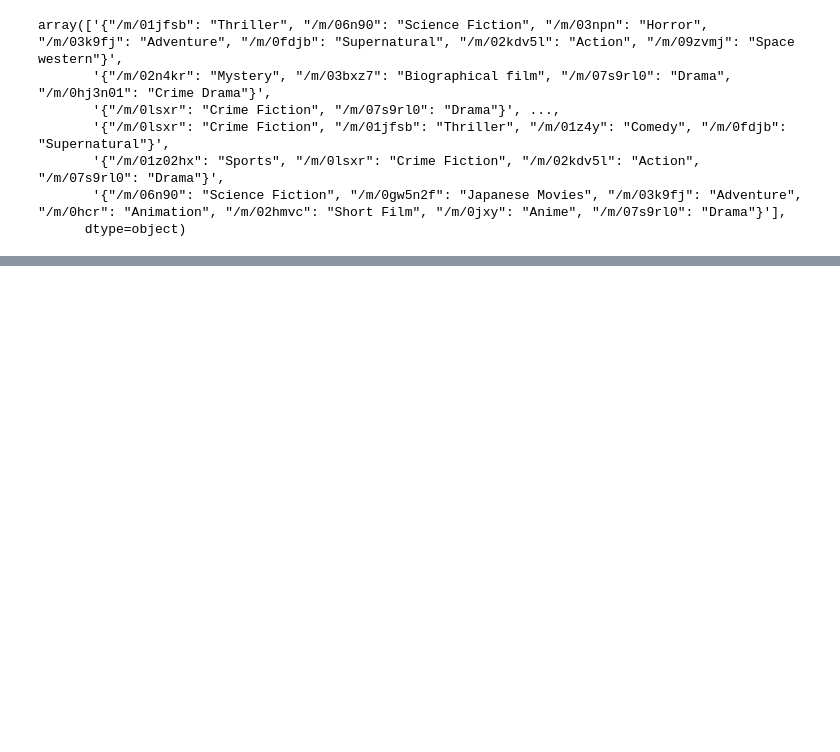
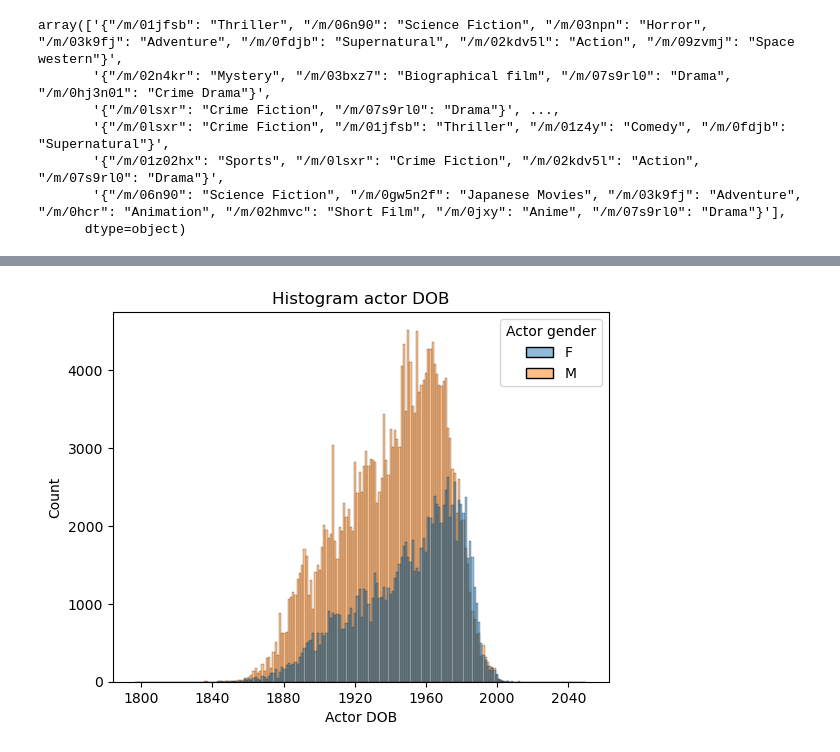
Before and after one commit to epfl-ada/ada-2023-project-lovelace, a Jupyter notebook: Code/first_analysis_jennifer.ipynb, the cells around one changed output, grey strips where cells are left out. Saved outputs shown, nothing was run; the diff lists cells and outputs as text; code cells hidden in the pictures; blank space fills up the shorter version.

```diff
--- a/Code/first_analysis_jennifer.ipynb
+++ b/Code/first_analysis_jennifer.ipynb
@@ -110,0 +121,19 @@ array(['{"/m/01jfsb": "Thriller", "/m/06n90": "Science Fiction", "/m/03npn": "Ho
+# %%
+character_column_names = [
+    'Wikipedia movie ID',
+    'Freebase movie ID',
+    'Movie release date',
+    'Character name',
+    'Actor DOB',
+    'Actor gender',
+    'Actor height',
+    'Actor ethnicity',
+    'Actor name',
+    'Actor age at movie release',
+    'Freebase character map',
+    'Freebase character ID',
+    'Freebase actor ID'
+]
+
+character = pd.read_csv( data_folder + 'character.metadata.tsv', delimiter='\t', names=character_column_names)
+character.head()
@@ -110,0 +147,8 @@ array(['{"/m/01jfsb": "Thriller", "/m/06n90": "Science Fiction", "/m/03npn": "Ho
+# %%
+character['Actor DOB'] = pd.to_datetime(character['Actor DOB'], infer_datetime_format=True, errors='coerce').dropna()
+
+sns.histplot(data=character, x='Actor DOB', hue='Actor gender')
+plt.title('Histogram actor DOB')
+plt.show()
+# %% [output]
+[figure, added]
```
Also changed, not shown: parts of 11 cells of this notebook.
